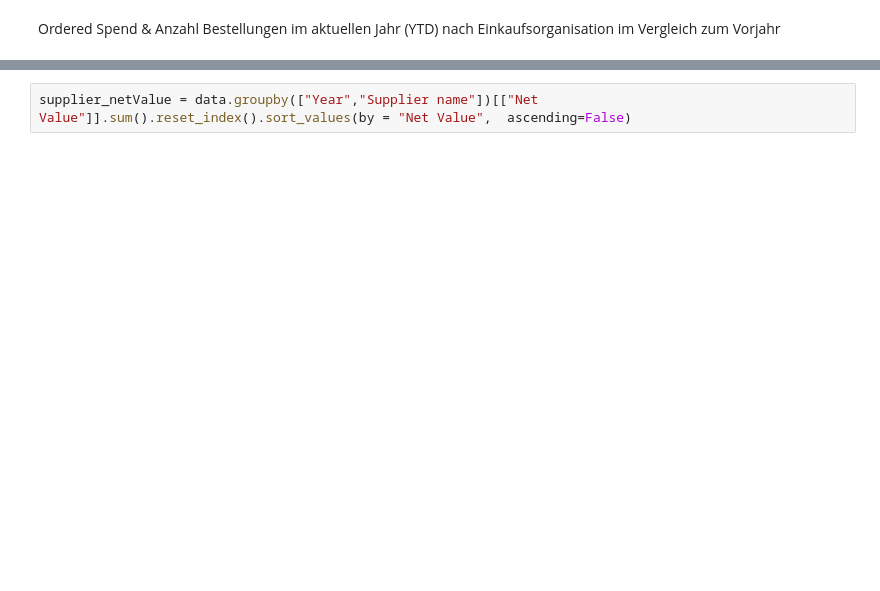
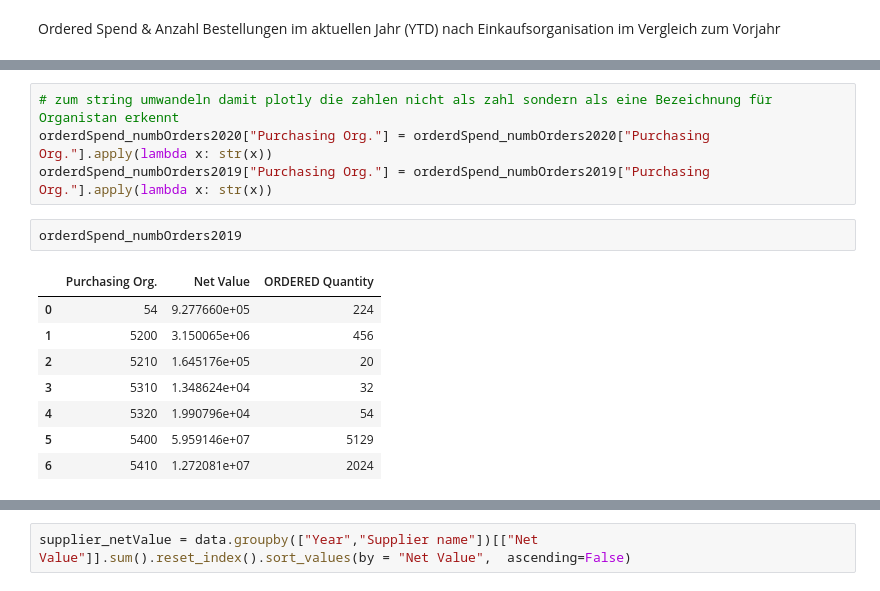
Before and after one commit to zabi-salehi/Data_Visualization, a Jupyter notebook: visualisation.ipynb, the cells around one changed output, grey strips where cells are left out. Saved outputs shown, nothing was run; the diff lists cells and outputs as text; blank space fills up the shorter version.

```diff
--- a/visualisation.ipynb
+++ b/visualisation.ipynb
@@ -177,0 +194,15 @@ plt.show()
+# %%
+# zum string umwandeln damit plotly die zahlen nicht als zahl sondern als eine Bezeichnung für Organistan erkennt
+orderdSpend_numbOrders2020["Purchasing Org."] = orderdSpend_numbOrders2020["Purchasing Org."].apply(lambda x: str(x))
+orderdSpend_numbOrders2019["Purchasing Org."] = orderdSpend_numbOrders2019["Purchasing Org."].apply(lambda x: str(x))
+# %%
+orderdSpend_numbOrders2019
+# %% [output]
+|  | Purchasing Org. | Net Value | ORDERED Quantity |
+| 0 | 54 | 9.277660e+05 | 224 |
+| 1 | 5200 | 3.150065e+06 | 456 |
+| 2 | 5210 | 1.645176e+05 | 20 |
+| 3 | 5310 | 1.348624e+04 | 32 |
+| 4 | 5320 | 1.990796e+04 | 54 |
+| 5 | 5400 | 5.959146e+07 | 5129 |
+| 6 | 5410 | 1.272081e+07 | 2024 |
```
Also changed, not shown: parts of 33 cells of this notebook.
